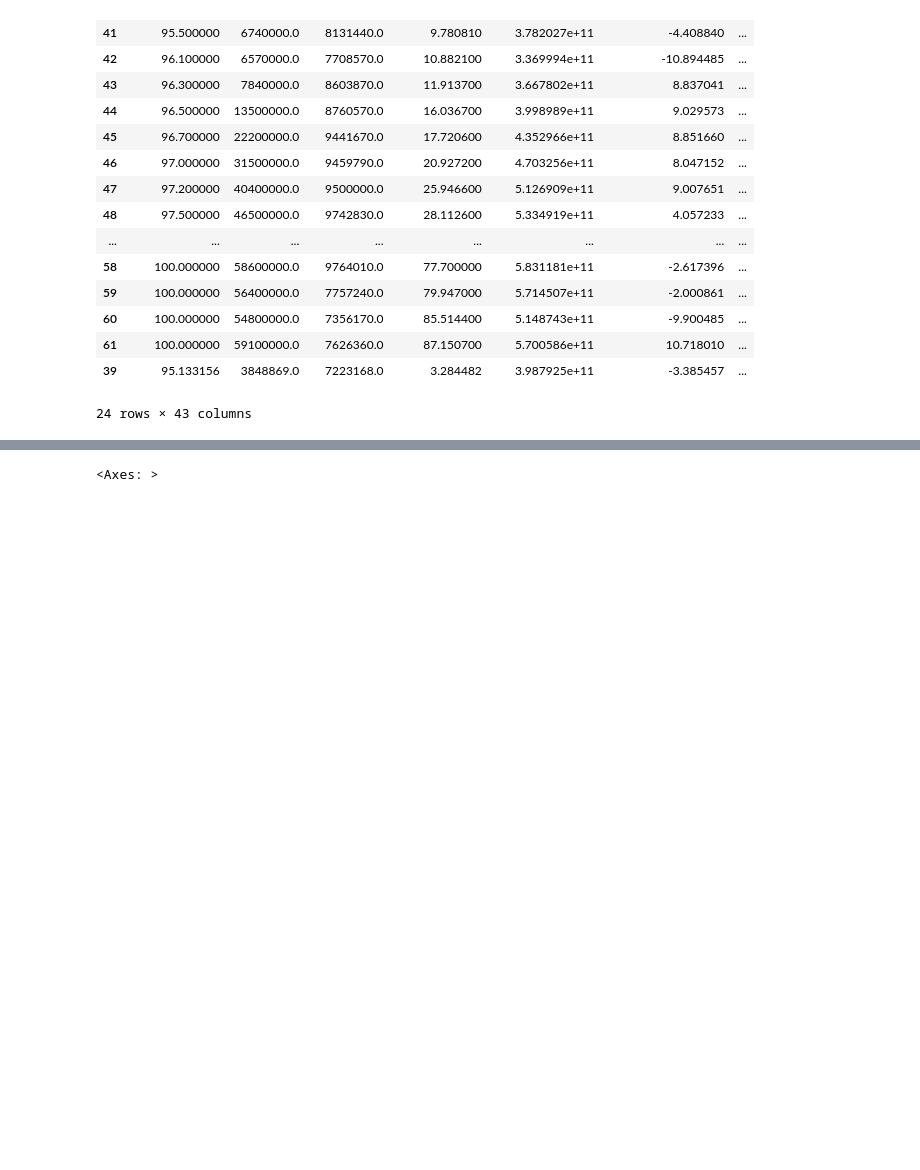
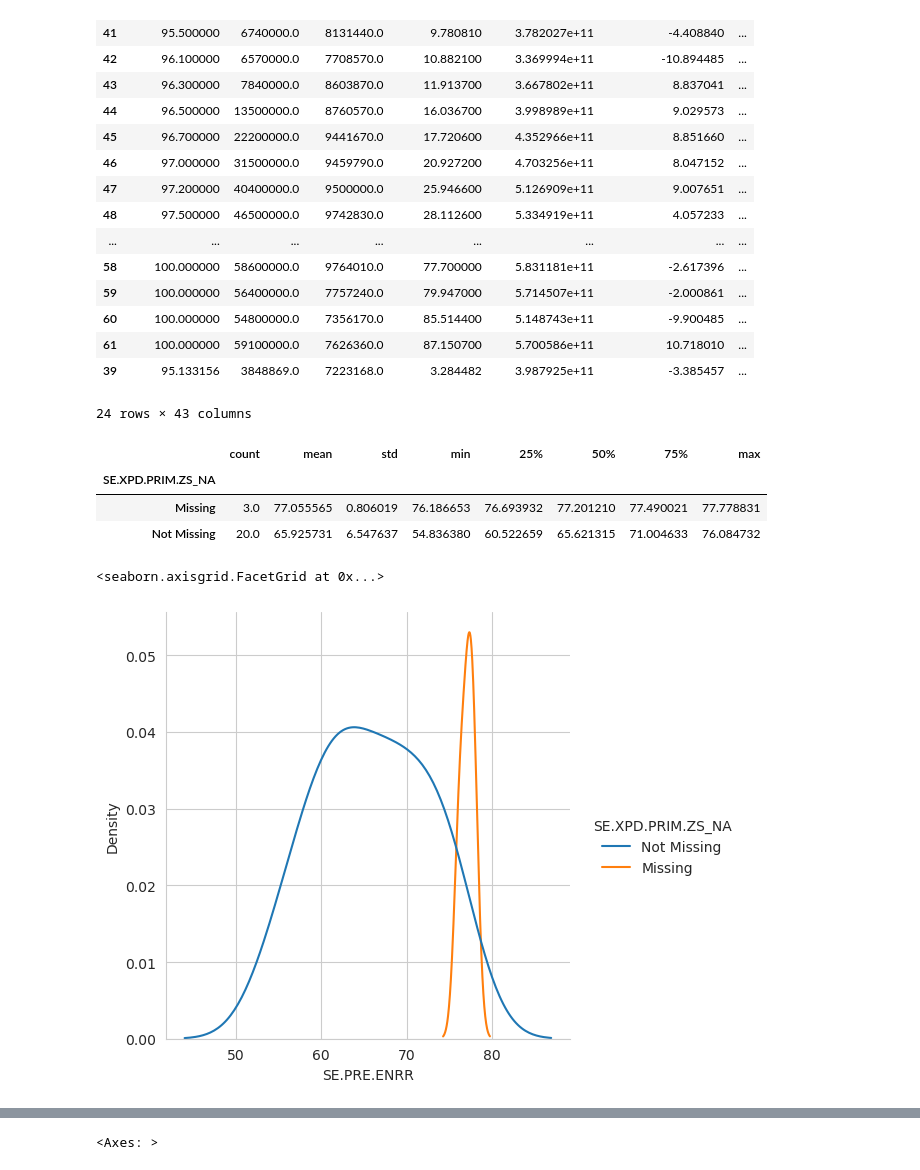
Before and after one commit to alejo-cuello/research-on-argentina, a Jupyter notebook: notebooks/0.1-alejo-explore_data.ipynb, the cells around one changed output, grey strips where cells are left out. Cells and saved outputs as stored; diff of their text form; code cells hidden in the pictures; blank space fills up the shorter version.

Commit message:
Using shadow matrix to create plots

```diff
--- a/notebooks/0.1-alejo-explore_data.ipynb
+++ b/notebooks/0.1-alejo-explore_data.ipynb
@@ -300,7 +300,8 @@ plt.show()
 # %% [markdown]
 ##### Shadow matrix
 # %%
-arg_di_df_best_cases_2.missing.bind_shadow_matrix(only_missing = True)
+shadow_matrix = arg_di_df_best_cases_2.missing.bind_shadow_matrix(only_missing = True)
+shadow_matrix
 # %% [output]
 |  | EG.ELC.ACCS.ZS | IT.CEL.SETS | IT.MLT.MAIN | IT.NET.USER.ZS | NY.GDP.MKTP.KD | NY.GDP.MKTP.KD.ZG | ... |
 | 38 | 94.815002 | 2670862.0 | 7095464.0 | 0.830767 | 4.127666e+11 | 3.850179 | ... |
@@ -320,3 +321,15 @@ arg_di_df_best_cases_2.missing.bind_shadow_matrix(only_missing = True)
 | 61 | 100.000000 | 59100000.0 | 7626360.0 | 87.150700 | 5.700586e+11 | 10.718010 | ... |
 | 39 | 95.133156 | 3848869.0 | 7223168.0 | 3.284482 | 3.987925e+11 | -3.385457 | ... |
 24 rows × 43 columns
+# %%
+shadow_matrix.groupby("SE.XPD.PRIM.ZS_NA")["SE.PRE.ENRR"].describe()
+# %% [output]
+|  | count | mean | std | min | 25% | 50% | 75% | max |
+| SE.XPD.PRIM.ZS_NA |  |  |  |  |  |  |  |  |
+| Missing | 3.0 | 77.055565 | 0.806019 | 76.186653 | 76.693932 | 77.201210 | 77.490021 | 77.778831 |
+| Not Missing | 20.0 | 65.925731 | 6.547637 | 54.836380 | 60.522659 | 65.621315 | 71.004633 | 76.084732 |
+# %%
+sns.displot(data=shadow_matrix,x="SE.PRE.ENRR",hue="SE.XPD.PRIM.ZS_NA",kind="kde")
+# %% [output]
+<seaborn.axisgrid.FacetGrid at 0x...>
+[figure, added]
```
Also changed, not shown: parts of 6 cells of this notebook.
